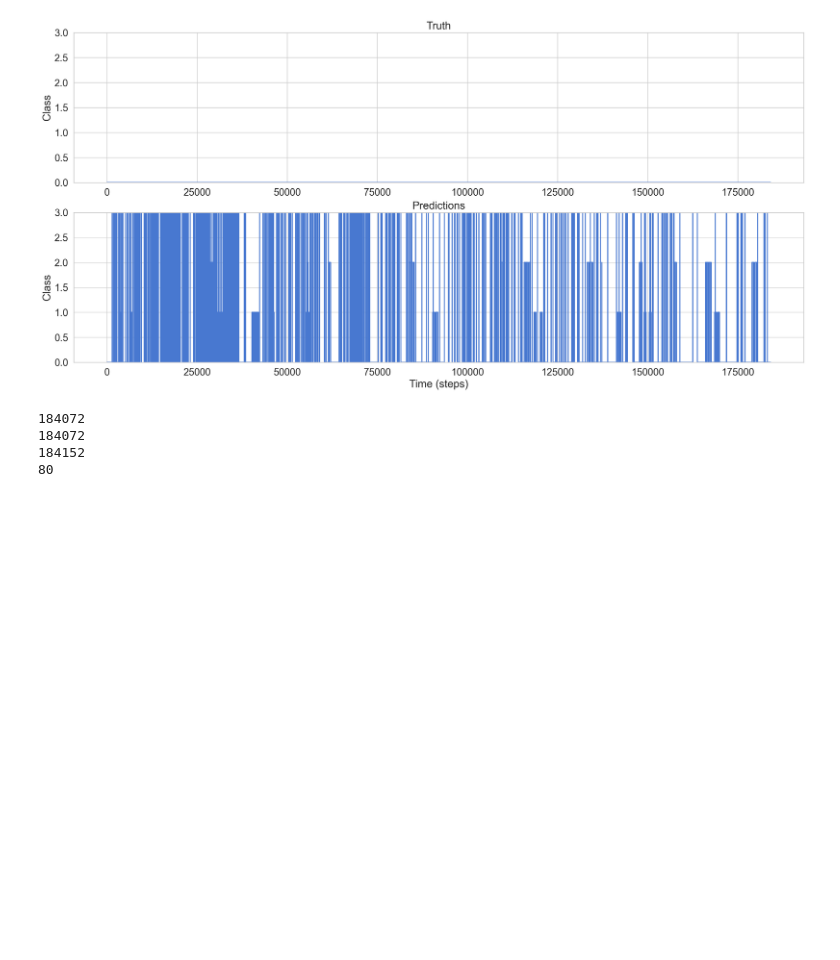
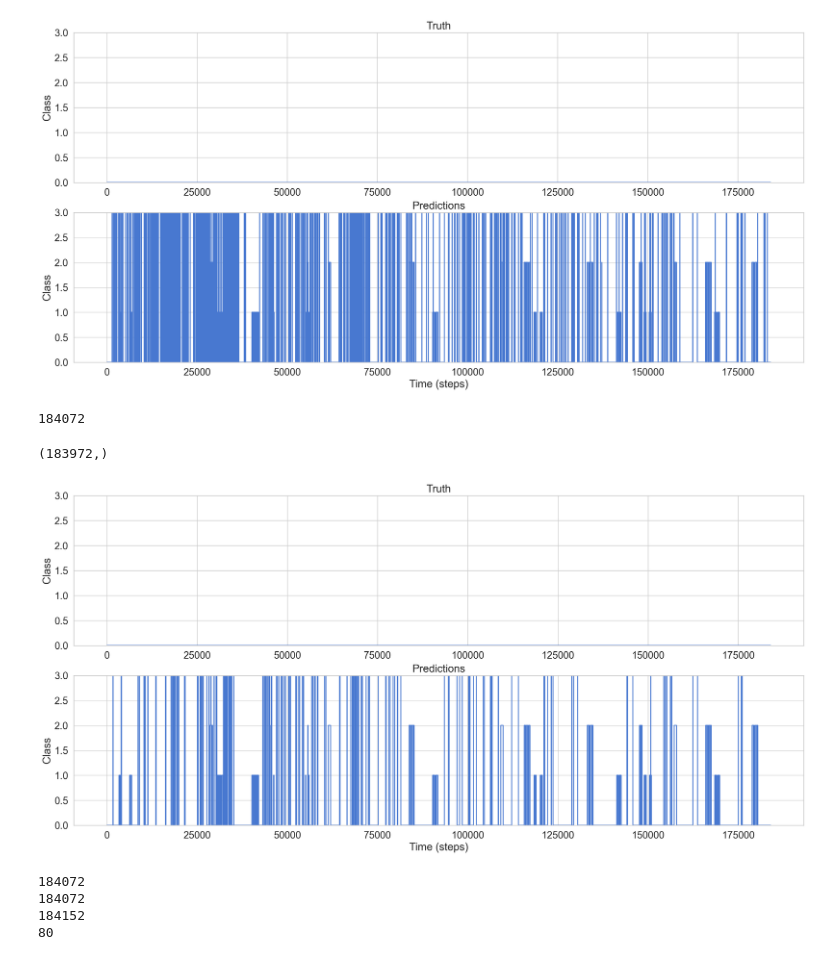
Before and after one commit to MoreBangForYourBuck/c2_competition, a Jupyter notebook: tensorflow_bi_LSTM.ipynb, the cells around one changed output. Saved outputs shown, nothing was run; the diff lists cells and outputs as text; code cells hidden in the pictures; blank space fills up the shorter version.

```diff
--- a/tensorflow_bi_LSTM.ipynb
+++ b/tensorflow_bi_LSTM.ipynb
@@ -80,13 +80,14 @@ y_data = y_data[['subject','trial','y_time','y']]
 # %%
 # upsamples from 10Hz to 40 Hz
+
 y_10 = y_data['y'].to_numpy(dtype=int)
 y_40 = np.empty([4*len(y_10)],dtype=int)
-
-for i in range(0,len(y_10)):
-     y_40[4*i] = y_10[i]
-     y_40[4*i+1] = y_10[i]
-     y_40[4*i+2] = y_10[i]
-     y_40[4*i+3] = y_10[i]
+def upSampler(yin, repeats):
+     yout =
+     for i in range(0,len(yin)):
+          for m in range(0,repeats):
+          yout[40*i+m] = yin[i]
+     return yout
 # %%
 # removes a few elements so the sizes match
 print('Removing ', len(y_40)-imu_data.shape[0], ' elements from y_40')
@@ -591,6 +592,21 @@ plot_pred(np.zeros([len(enc.inverse_transform(y_pred_test))]), enc.inverse_trans
 [figure]
 # %%
 y_pred_test_stride_1 = enc.inverse_transform(y_pred_test)
+# %%
+from scipy import stats as st
+rolling_window = 100
+smoothed_output = np.array([],dtype=int)
+k= int(0)
+print(len(y_pred_test_stride_1))
+for i in range(0,len(y_pred_test_stride_1)-rolling_window):
+    k,dump = st.mode(y_pred_test_stride_1[i:i+rolling_window],axis=None)
+    smoothed_output = np.append(smoothed_output,k)
+print(smoothed_output.shape)
+plot_pred(np.zeros([len(smoothed_output)]), smoothed_output)
+# %% [output]
+184072
+(183972,)
+[figure, added]
 # %%
 print(len(y_pred_test_stride_1))
 print(len(X_test))
```
Also changed, not shown: parts of 3 cells of this notebook.
